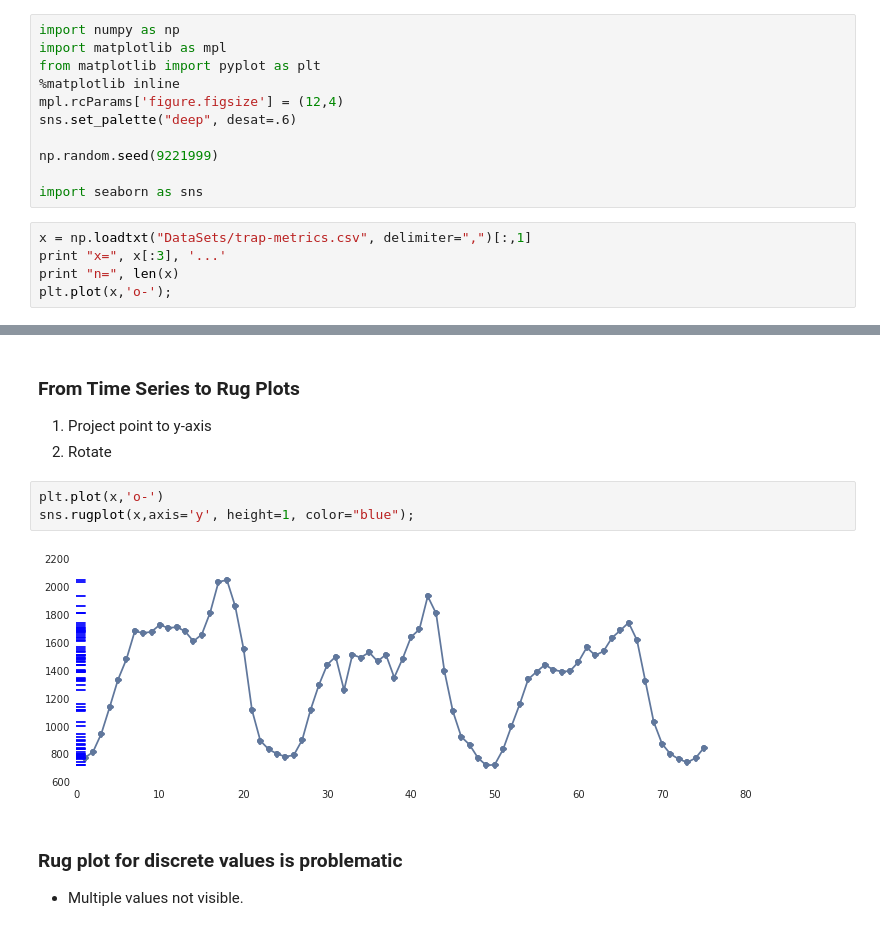
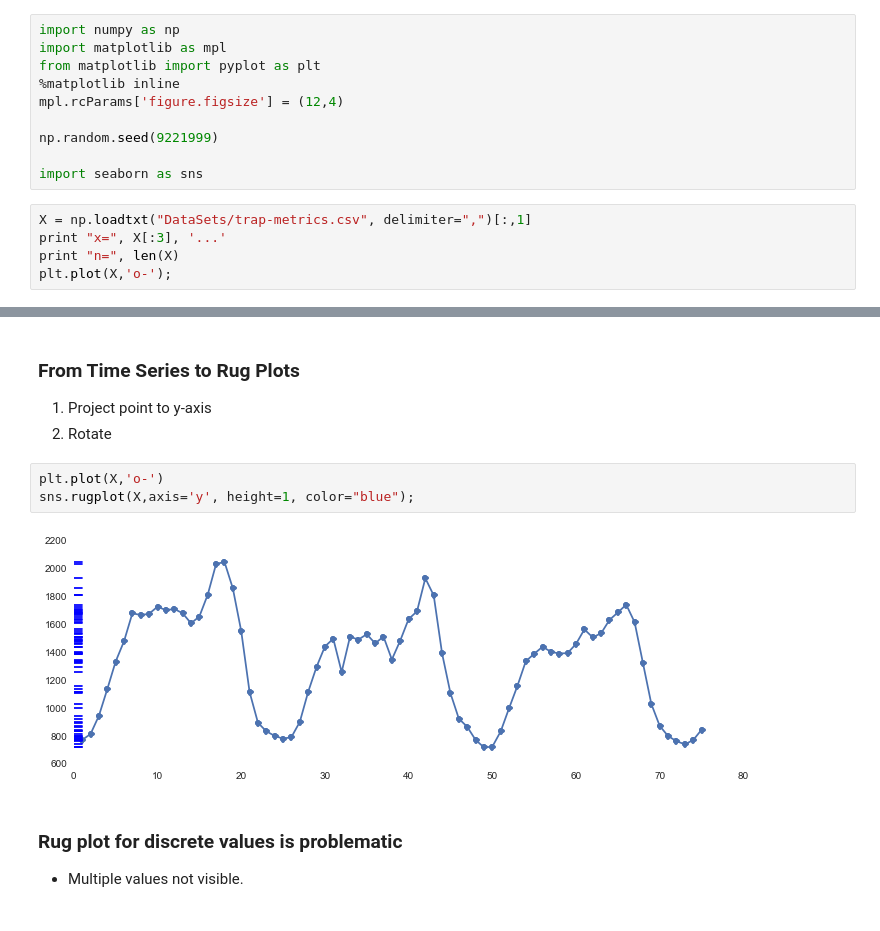
Before and after one commit to HeinrichHartmann/Statistics-for-Engineers, a Jupyter notebook: Tutorial.ipynb, the cells around one changed output, grey strips where cells are left out. Saved outputs shown, nothing was run; the diff lists cells and outputs as text.

```diff
--- a/Tutorial.ipynb
+++ b/Tutorial.ipynb
@@ -95,16 +103,15 @@ import matplotlib as mpl
 from matplotlib import pyplot as plt
 %matplotlib inline
 mpl.rcParams['figure.figsize'] = (12,4)
-sns.set_palette("deep", desat=.6)
 
 np.random.seed(9221999)
 
 import seaborn as sns
 # %%
-x = np.loadtxt("DataSets/trap-metrics.csv", delimiter=",")[:,1]
-print "x=", x[:3], '...'
-print "n=", len(x)
-plt.plot(x,'o-');
+X = np.loadtxt("DataSets/trap-metrics.csv", delimiter=",")[:,1]
+print "x=", X[:3], '...'
+print "n=", len(X)
+plt.plot(X,'o-');
 # %% [output]
 x= [ 789.73950195  778.48028564  820.66223145] ...
 n= 76
@@ -136,10 +143,10 @@ sns.rugplot(x, color="grey");
 1. Project point to y-axis
 2. Rotate
 # %%
-plt.plot(x,'o-')
-sns.rugplot(x,axis='y', height=1, color="blue");
+plt.plot(X,'o-')
+sns.rugplot(X,axis='y', height=1, color="blue");
 # %% [output]
-[figure, old version]
+[figure, new version]
 # %% [markdown]
 ### Rug plot for discrete values is problematic
 
```
Also changed, not shown: parts of 50 cells of this notebook, 2 other files.
